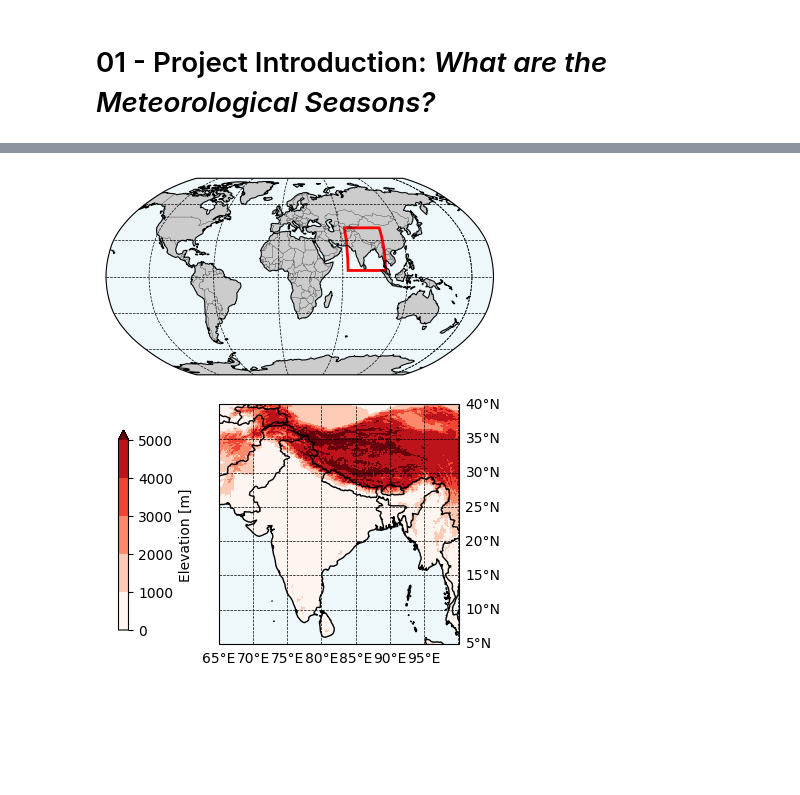
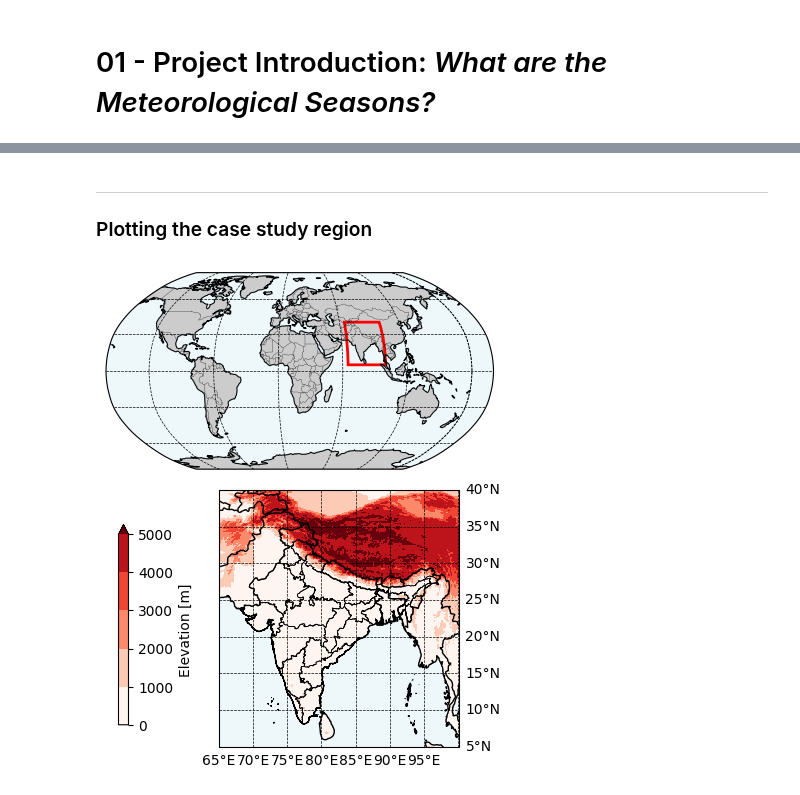
Before and after one commit to JGrassi97/XSeasonsDetect, a Jupyter notebook: notebooks/01_project_introduction.ipynb, the cells around one changed output, grey strips where cells are left out. Drawn from its saved outputs; the diff is of its cells as text; code cells hidden in the pictures; blank space fills up the shorter version.

```diff
--- a/notebooks/01_project_introduction.ipynb
+++ b/notebooks/01_project_introduction.ipynb
@@ -49,14 +49,21 @@ world_boundary      = gpd.read_file(world_boundary_file, layer = 'ADM_0')
 # %%
-orography = xr.open_dataset('../data/raw/ERA5/static/ERA5_LAND_orog.nc')
+#-- OROGRAPHY
+# NetCDF files
+orography_data_path     = '../data/raw/ERA5/static/ERA5_LAND_orog.nc'
 
-# Load country boundary data
-mask_boundary = gpd.read_file(world_boundary_file, layer='ADM_1')
+# Importing as xarray dataset
+orography = xr.open_dataset(orography_data_path)
 
+# Masking the dataset to remove sea points
 orography = orography.rio.set_spatial_dims(x_dim="longitude", y_dim="latitude", inplace=True)
 orography.rio.write_crs("epsg:4326", inplace=True)
-orography = orography.rio.clip(mask_boundary.geometry.apply(mapping), mask_boundary.crs, drop=True)
+orography = orography.rio.clip(world_boundary.geometry.apply(mapping), world_boundary.crs, drop=True)
 
+# Computing elevations from geopotential - time[0] is selected to remove dummy time dimension
 orography = orography.z.isel(time=0).rename('Elevation [m]') / 9.81
+# %% [markdown]
+---
+### Plotting the case study region
 # %%
 # Creating the figure
 fig = plt.figure(figsize=(5, 5))
@@ -89,7 +96,7 @@ def add_inset(extent, loc, orography, levels, ax_to_hide):
 
     # Plotting orography in submap
     orog_plot = orog.plot(ax=sub_ax, add_colorbar=True, levels=levels, cmap='Reds', extend='max')
-    #country_boundary.boundary.plot(ax = sub_ax, color='k', lw=0.5)
+    country_boundary.boundary.plot(ax = sub_ax, color='k', lw=0.5)
 
     # Manipulating colorbar position
     cbar_ax = orog_plot.colorbar.ax
@@ -102,31 +109,31 @@ def add_inset(extent, loc, orography, levels, ax_to_hide):
     sub_ax.add_feature(cfeature.OCEAN, color='lightblue', alpha=0.2)
 
     sub_ax.set_title('')
 
     # Add latitude and longitude grid lines
     gl = sub_ax.gridlines(draw_labels=True, linestyle='--', color='k', lw=0.5)
 
     if 'top' in ax_to_hide:
         gl.top_labels = False
     if 'left' in ax_to_hide:
         gl.left_labels = False
     if 'bottom' in ax_to_hide:
         gl.bottom_labels = False
     if 'right' in ax_to_hide:
         gl.right_labels = False
 
 
     # Aggiungi un box sulla mappa globale per indicare la regione zoomata
     rect = Rectangle((extent[0], extent[2]), extent[1] - extent[0], extent[3] - extent[2],
                      linewidth=2, edgecolor='red', facecolor='none', transform=ccrs.PlateCarree())
     ax.add_patch(rect)
 
 
 # Aggiungi le sotto-mappe per ciascuna regione
 add_inset(regions["India"], [0.35, -0.30, 0.6, 0.6], orography, [0,1000,2000,3000,4000,5000], ['top','left'])
 #add_inset(regions["Italy"], [0.35, 0.70, 0.6, 0.6], orography, [0,500,1000,1500,2000,2500,3000], ['bottom', 'left'])
 
 
 plt.show()
 # %% [output]
-[figure, old version]
+[figure, new version]
```
Also changed, not shown: parts of 4 cells of this notebook.
